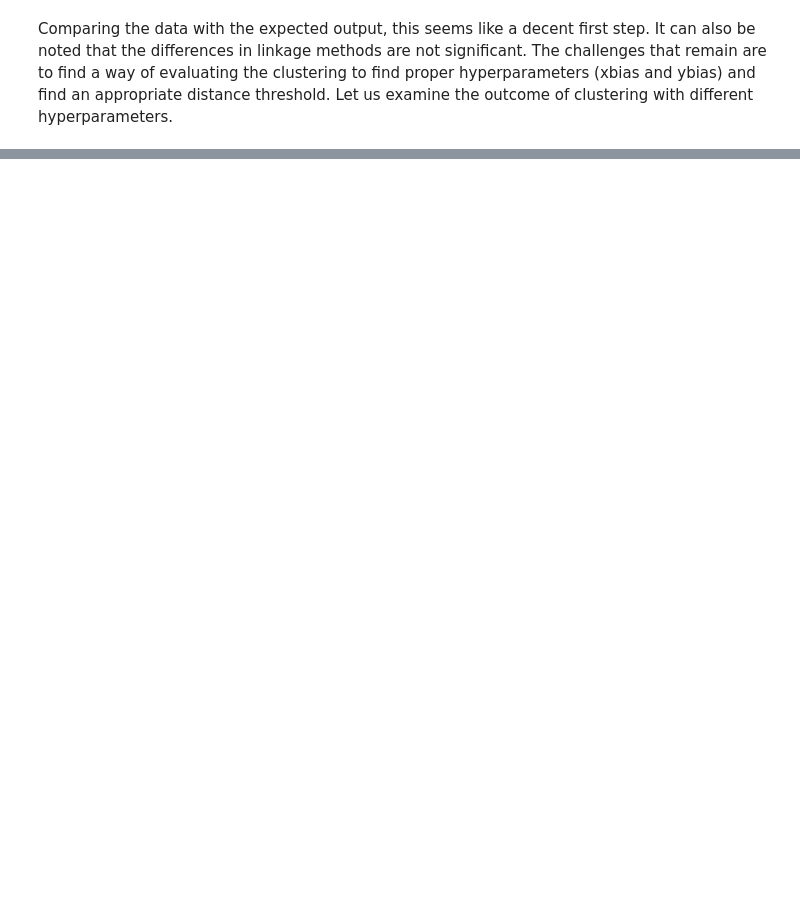
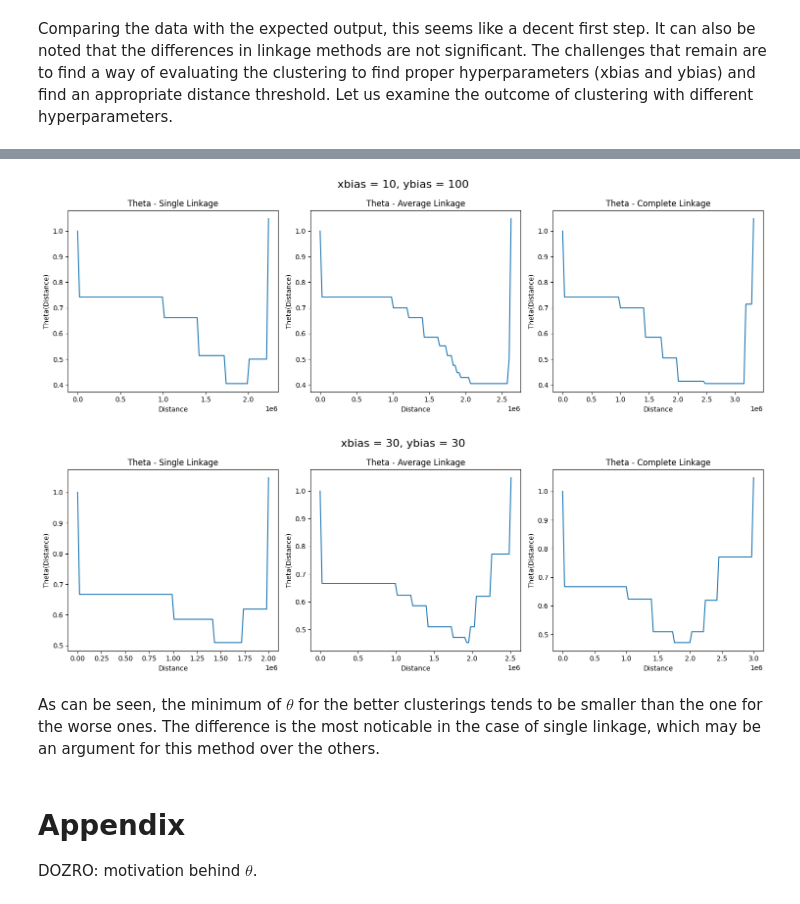
Before and after one commit to ZPP-MURMURAS/ZPP_Murmuras, a Jupyter notebook: research/preprocessing/cluster_research.ipynb, the cells around one changed output, grey strips where cells are left out. Cells and saved outputs as stored; diff of their text form; code cells hidden in the pictures; blank space fills up the shorter version.

```diff
--- a/research/preprocessing/cluster_research.ipynb
+++ b/research/preprocessing/cluster_research.ipynb
@@ -180,0 +159,64 @@ The choice of xbias and ybias here is noticeably worse, yet the Distance vs. Num
+# %%
+def theta(clusters):
+    cluster_sizes = np.bincount(clusters)[1:]
+    n = len(cluster_sizes)
+    N = np.sum(cluster_sizes)
+    sum_sizes_sq = np.sum(cluster_sizes ** 2)
+    return (n / N) + ((sum_sizes_sq - N) / (N ** 2 - N))
+
+def theta_vs_distance(linkage):
+    max_distance = max(linkage[:, 2])
+    distances = np.linspace(0, max_distance, 100)
+    theta_vals = []
+
+    for d in distances:
+        clusters = fcluster(linkage, t=d, criterion='distance')
+        theta_vals.append(theta(clusters))
+
+    return distances, theta_vals
+
+def draw_theta(linkage_single, linkage_average, linkage_complete, plot_group_title=None):
+    fig, axs = plt.subplots(1, 3, figsize=(15, 5))
+    if plot_group_title:
+        plt.suptitle(plot_group_title, fontsize=16)
+
+    dists_single, theta_single = theta_vs_distance(linkage_single)
+    axs[0].plot(dists_single, theta_single)
+    axs[0].set_title('Theta - Single Linkage')
+    axs[0].set_xlabel('Distance')
+    axs[0].set_ylabel('Theta(Distance)')
+
+    dists_average, theta_average = theta_vs_distance(linkage_average)
+    axs[1].plot(dists_average, theta_average)
+    axs[1].set_title('Theta - Average Linkage')
+    axs[1].set_xlabel('Distance')
+    axs[1].set_ylabel('Theta(Distance)')
+
+    dists_complete, theta_complete = theta_vs_distance(linkage_complete)
+    axs[2].plot(dists_complete, theta_complete)
+    axs[2].set_title('Theta - Complete Linkage')
+    axs[2].set_xlabel('Distance')
+    axs[2].set_ylabel('Theta(Distance)')
+
+    plt.tight_layout()
+    plt.show()
+
+def cluster_and_draw_theta(data, xbias, ybias):
+    distance_matrix = calculate_dist_mat(data=data, xbias=xbias, ybias=ybias)
+    linkage_single, linkage_average, linkage_complete = link(distance_matrix=distance_matrix)
+    draw_theta(linkage_single=linkage_single,
+               linkage_average=linkage_average,
+               linkage_complete=linkage_complete,
+               plot_group_title=f'xbias = {xbias}, ybias = {ybias}')
+
+cluster_and_draw_theta(data=test_df, xbias=10, ybias=100)
+cluster_and_draw_theta(data=test_df, xbias=30, ybias=30)
+# %% [output]
+[figure, added]
+[figure, added]
+# %% [markdown]
+As can be seen, the minimum of $\theta$ for the better clusterings tends to be smaller than the one for the worse ones. The difference is the most noticable in the case of single linkage, which may be an argument for this method over the others.
+# %% [markdown]
+# Appendix
+
+DOZRO: motivation behind $\theta$.
```
Also changed, not shown: parts of 4 cells of this notebook.
